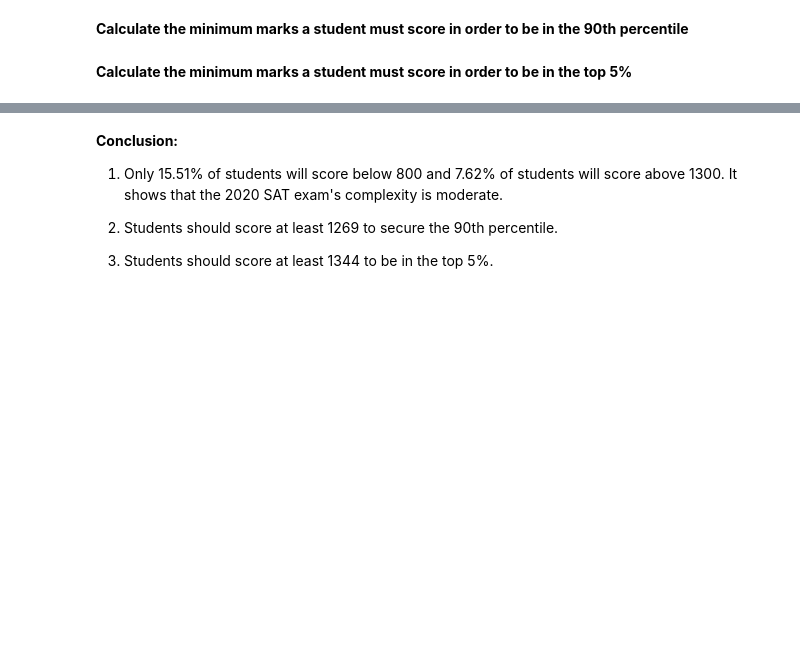
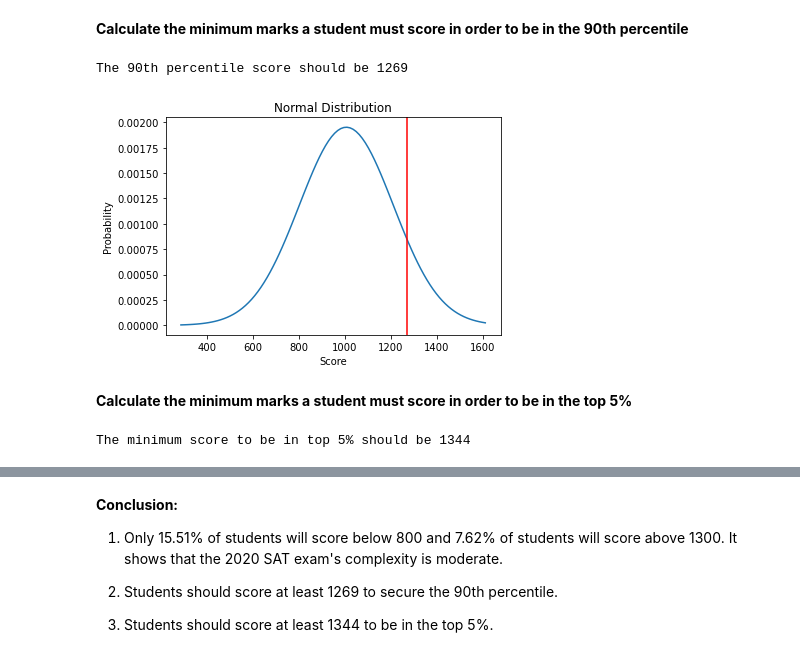
Before and after one commit to Upsjyq/MIT-IDSS-Data-Science-and-Machine-Learning, a Jupyter notebook: Foundations of Data Science/Hands-on Statistics/Normal Distribution with Python.ipynb, the cells around one changed output, grey strips where cells are left out. Saved outputs shown, nothing was run; the diff lists cells and outputs as text; code cells hidden in the pictures; blank space fills up the shorter version.

Commit message:
Normal Distribution

```diff
--- a/Foundations of Data Science/Hands-on Statistics/Normal Distribution with Python.ipynb
+++ b/Foundations of Data Science/Hands-on Statistics/Normal Distribution with Python.ipynb
@@ -141,5 +143,26 @@ plt.show()
 [figure]
 # %% [markdown]
 **Calculate the minimum marks a student must score in order to be in the 90th percentile**
+# %%
+score_90th_percentile = norm.ppf(0.90, mu, sigma)
+print(f'The 90th percentile score should be {round(score_90th_percentile)}')
+# %% [output]
+The 90th percentile score should be 1269
+# %%
+plt.plot(density['x'], density['pdf'])
+
+plt.axvline(x=score_90th_percentile, c='r')
+
+plt.xlabel('Score')
+plt.ylabel('Probability')
+plt.title('Normal Distribution')
+plt.show()
+# %% [output]
+[figure, added]
 # %% [markdown]
 **Calculate the minimum marks a student must score in order to be in the top 5%**
+# %%
+score_top_five_percent = norm.ppf(0.95, mu, sigma)
+print(f'The minimum score to be in top 5% should be {round(score_top_five_percent)}')
+# %% [output]
+The minimum score to be in top 5% should be 1344
```
Also changed, not shown: parts of 2 cells of this notebook.
